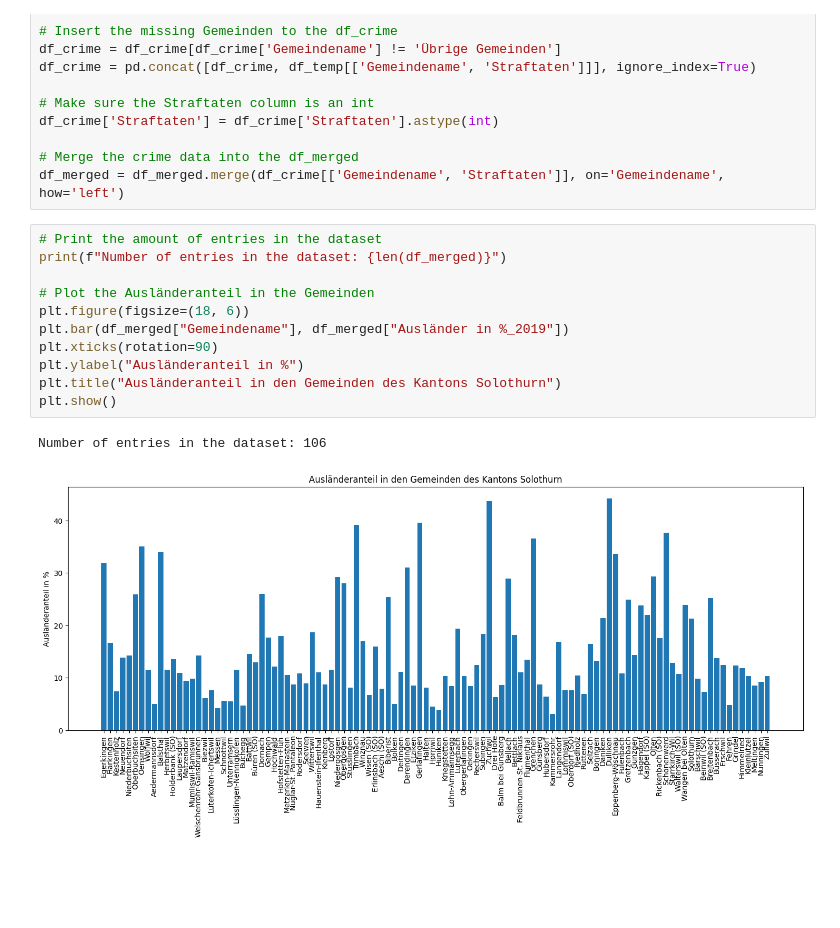
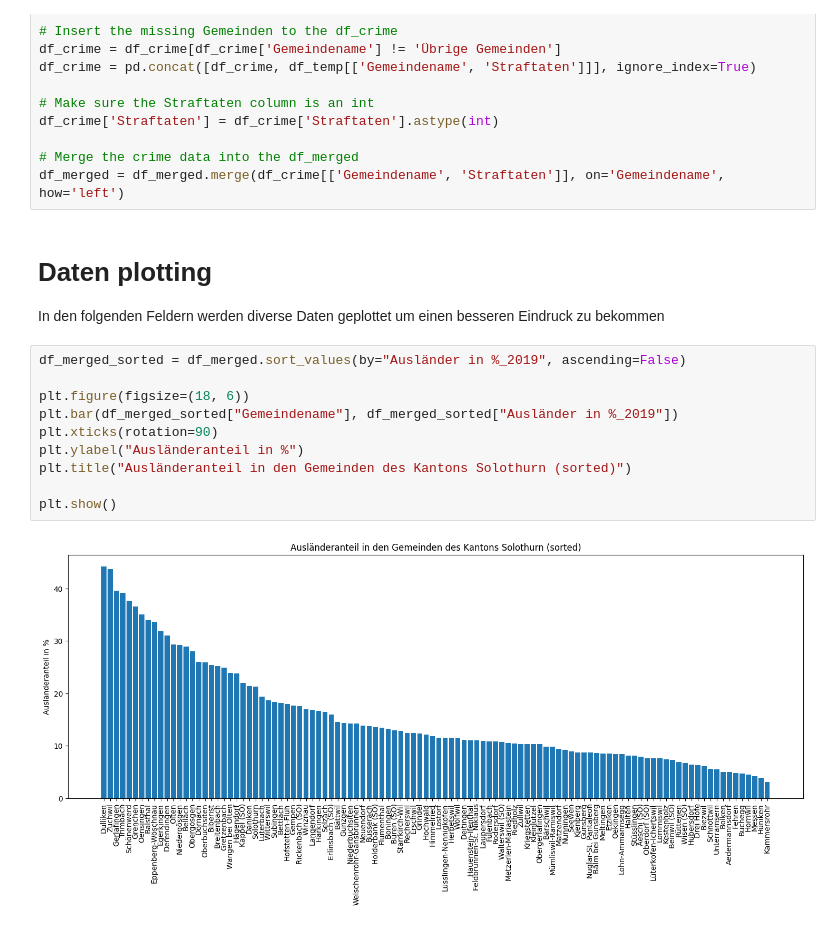
Before and after one commit to benajakuhn/dawrAssignment1, a Jupyter notebook: Assignment1.ipynb, the cells around one changed output. Drawn from its saved outputs; the diff is of its cells as text; blank space fills up the shorter version.

```diff
--- a/Assignment1.ipynb
+++ b/Assignment1.ipynb
@@ -187,18 +187,19 @@ df_crime['Straftaten'] = df_crime['Straftaten'].astype(int)
 
 # Merge the crime data into the df_merged
 df_merged = df_merged.merge(df_crime[['Gemeindename', 'Straftaten']], on='Gemeindename', how='left')
+# %% [markdown]
+# Daten plotting
+In den folgenden Feldern werden diverse Daten geplottet um einen besseren Eindruck zu bekommen
 # %%
-# Print the amount of entries in the dataset
-print(f"Number of entries in the dataset: {len(df_merged)}")
+df_merged_sorted = df_merged.sort_values(by="Ausländer in %_2019", ascending=False)
 
-# Plot the Ausländeranteil in the Gemeinden
 plt.figure(figsize=(18, 6))
-plt.bar(df_merged["Gemeindename"], df_merged["Ausländer in %_2019"])
+plt.bar(df_merged_sorted["Gemeindename"], df_merged_sorted["Ausländer in %_2019"])
 plt.xticks(rotation=90)
 plt.ylabel("Ausländeranteil in %")
-plt.title("Ausländeranteil in den Gemeinden des Kantons Solothurn")
+plt.title("Ausländeranteil in den Gemeinden des Kantons Solothurn (sorted)")
+
 plt.show()
 # %% [output]
-Number of entries in the dataset: 106
-[figure, old version]
+[figure, new version]
 # %%
```
Also changed, not shown: parts of 5 cells of this notebook.
